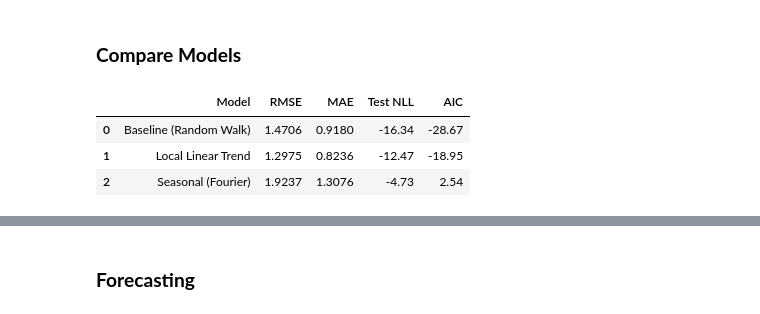
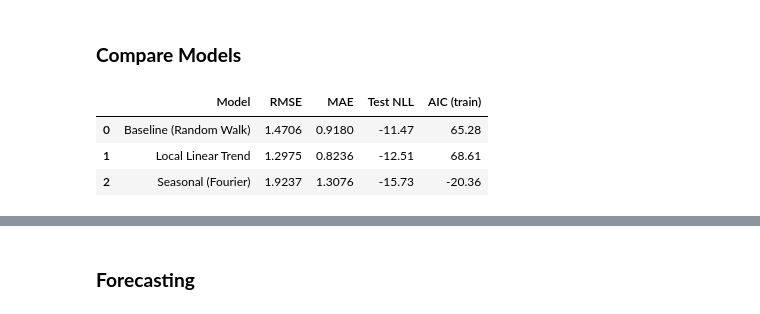
Before and after one commit to alexanderhperalta/kalman-filter, a Jupyter notebook: kalman_filter.ipynb, the cells around one changed output, grey strips where cells are left out. Drawn from its saved outputs; the diff is of its cells as text; code cells hidden in the pictures.

```diff
--- a/kalman_filter.ipynb
+++ b/kalman_filter.ipynb
@@ -23,8 +26,8 @@ from py_modules.forecast_functions import forecast, forecast_seasonal
 # %% [markdown]
 ### Load and Split Data
 # %%
-flu10_15 = pd.read_csv('ICL_NREVSS_Combined_prior_to_2015_16.csv', header=1)
-flu15_present = pd.read_csv('ICL_NREVSS_Clinical_Labs.csv', header=1)
+flu10_15 = pd.read_csv(f'data/ICL_NREVSS_Combined_prior_to_2015_16.csv', header=1)
+flu15_present = pd.read_csv(f'data/ICL_NREVSS_Clinical_Labs.csv', header=1)
 
 cols = ['REGION TYPE', 'REGION', 'YEAR', 'WEEK', 'PERCENT POSITIVE']
 flu = pd.concat([flu10_15[cols], flu15_present[cols]], ignore_index=True)
@@ -145,11 +148,11 @@ parameters = [A_est, Q_mle_baseline, R_mle_baseline]
 test_log = np.log1p(test['PERCENT POSITIVE'].values)
 
 # Warm up Model 1
-_, _, _, xk_warm_1, Pk_warm_1, _, _, _, _ = run_baseline_filter(
+_, _, _, xk_warm_1, Pk_warm_1, _, _, _, _, _ = run_baseline_filter(
     [A_est, Q_mle_baseline, R_mle_baseline], train_log)
 
 # Run on test with warmed-up state
-baseline_states_log, baseline_upper_log, baseline_lower_log, xk_base, Pk_base, xk_rts_base, Pk_rts_base, Pk_bars_base, vk_base = run_baseline_filter(
+baseline_states_log, baseline_upper_log, baseline_lower_log, xk_base, Pk_base, xk_rts_base, Pk_rts_base, Pk_bars_base, vk_base, nll_contribs_base = run_baseline_filter(
     parameters, test_log, xk_init=xk_warm_1, Pk_init=Pk_warm_1)
 
 # Transform back to original scale for plotting
@@ -230,10 +233,10 @@ parameters = [q_level_mle, q_trend_mle, r_mle_llt]
 test_log = np.log1p(test['PERCENT POSITIVE'].values)
 
 # Warm up Model 2
-_, _, _, _, xk_warm_2, Pk_warm_2, _, _, _, _ = run_llt_filter(parameters, train_log)
+_, _, _, _, xk_warm_2, Pk_warm_2, _, _, _, _, _ = run_llt_filter(parameters, train_log)
 
 # Run on test with warmed-up state
-llt_states_log, llt_trends_log, llt_upper_log, llt_lower_log, xk_llt, Pk_llt, xk_rts_llt, Pk_rts_llt, Pk_bars_llt, vk_llt = run_llt_filter(
+llt_states_log, llt_trends_log, llt_upper_log, llt_lower_log, xk_llt, Pk_llt, xk_rts_llt, Pk_rts_llt, Pk_bars_llt, vk_llt, nll_contribs_llt = run_llt_filter(
     parameters, test_log, xk_init=xk_warm_2, Pk_init=Pk_warm_2)
 
 # Transform back to original scale for plotting
@@ -368,11 +371,11 @@ test_log_seasonal = np.log1p(test['PERCENT POSITIVE'].values)
 train_log = np.log1p(train['PERCENT POSITIVE'].values)
 
 # Warm up Model 3
-_, _, _, _, _, xk_warm_3, Pk_warm_3, _, _, _, _ = run_seasonal_filter(
+_, _, _, _, _, xk_warm_3, Pk_warm_3, _, _, _, _, _ = run_seasonal_filter(
     parameters_seasonal, train_log, train['WEEK'].values, train['DATE'].values)
 
 # Run on test with warmed-up state
-seasonal_states_log, seasonal_trends_log, seasonal_log, seasonal_upper_log, seasonal_lower_log, xk_seasonal, Pk_seasonal, vk_seasonal, _, _, _ = run_seasonal_filter(
+seasonal_states_log, seasonal_trends_log, seasonal_log, seasonal_upper_log, seasonal_lower_log, xk_seasonal, Pk_seasonal, vk_seasonal, _, _, _, nll_contribs_seasonal = run_seasonal_filter(
     parameters_seasonal, test_log_seasonal, test['WEEK'].values, test['DATE'].values,
     xk_init=xk_warm_3, Pk_init=Pk_warm_3)
 
@@ -430,49 +433,38 @@ The adaptive R produced substantial improvement over the fixed-R version, which
 # %% [markdown]
 ### **Compare Models**
 # %%
-# Precompute for test set
-fourier_test = build_fourier_features(test['WEEK'].values)
-covid_mask_test = test['DATE'].values >= pd.Timestamp('2020-03-11')
-
-# Compute NLL on test set for each model
-nll_test_baseline = neg_log_likelihood_baseline(
-    np.log([Q_mle_baseline, R_mle_baseline]), test_log, A_est)
-nll_test_llt = neg_log_likelihood_llt(
-    np.log([q_level_mle, q_trend_mle, r_mle_llt]), test_log)
-
-alpha_logit = np.log(alpha_s / (1.0 - alpha_s))
-nll_test_seasonal = neg_log_likelihood_seasonal(
-    np.array([np.log(q_level_s), np.log(q_trend_s), np.log(q_seasonal_pre_s),
-              np.log(q_seasonal_post_s), np.log(r_s), alpha_logit]),
-    test_log_seasonal, fourier_test, covid_mask_test)
-
 seasonal_combined = np.expm1(seasonal_states_log + seasonal_log)
 
-models = {'Baseline (Random Walk)': {'filtered': baseline_states,
-                                     'n_params': 2,
-                                     'nll': nll_test_baseline},
-            'Local Linear Trend': {'filtered': llt_states,
-                                   'n_params': 3,
-                                   'nll': nll_test_llt},
-            'Seasonal (Fourier)': {'filtered': seasonal_combined,
-                                   'n_params': 6,
-                                   'nll': nll_test_seasonal}}
+# Single evaluation window applied to every metric (drops the filter warm-up transient)
+skip = 40
+
+# Out-of-sample predictive NLL: summed over the same warmed-up test pass and the
+# same window used for RMSE/MAE (per-step contributions returned by run_*_filter).
+nll_test_baseline = nll_contribs_base[skip:].sum()
+nll_test_llt      = nll_contribs_llt[skip:].sum()
+nll_test_seasonal = nll_contribs_seasonal[skip:].sum()
+
+models = {'Baseline (Random Walk)': {'filtered': baseline_states, 'n_params': 2,
+                                     'nll_test': nll_test_baseline, 'nll_train': best_nll_baseline},
+          'Local Linear Trend':     {'filtered': llt_states, 'n_params': 3,
+                                     'nll_test': nll_test_llt, 'nll_train': best_nll_llt},
+          'Seasonal (Fourier)':     {'filtered': seasonal_combined, 'n_params': 6,
+                                     'nll_test': nll_test_seasonal, 'nll_train': best_nll_seasonal}}
 
 comparison_rows = []
-skip = 40
 for name, m in models.items():
     rmse = np.sqrt(mean_squared_error(test_raw[skip:], m['filtered'][skip:]))
     mae = mean_absolute_error(test_raw[skip:], m['filtered'][skip:])
-    aic = 2 * m['n_params'] + 2 * m['nll']
+    aic_train = 2 * m['n_params'] + 2 * m['nll_train']
     comparison_rows.append({'Model': name,
                             'RMSE': round(rmse, 4),
                             'MAE': round(mae, 4),
-                            'Test NLL': round(m['nll'], 2),
-                            'AIC': round(aic, 2)})
+                            'Test NLL': round(m['nll_test'], 2),
+                            'AIC (train)': round(aic_train, 2)})
 
 pd.DataFrame(comparison_rows)
 # %% [output]
-|  | Model | RMSE | MAE | Test NLL | AIC |
-| 0 | Baseline (Random Walk) | 1.4706 | 0.9180 | -16.34 | -28.67 |
-| 1 | Local Linear Trend | 1.2975 | 0.8236 | -12.47 | -18.95 |
-| 2 | Seasonal (Fourier) | 1.9237 | 1.3076 | -4.73 | 2.54 |
+|  | Model | RMSE | MAE | Test NLL | AIC (train) |
+| 0 | Baseline (Random Walk) | 1.4706 | 0.9180 | -11.47 | 65.28 |
+| 1 | Local Linear Trend | 1.2975 | 0.8236 | -12.51 | 68.61 |
+| 2 | Seasonal (Fourier) | 1.9237 | 1.3076 | -15.73 | -20.36 |
```
Also changed, not shown: parts of 19 cells of this notebook, 5 other files.
